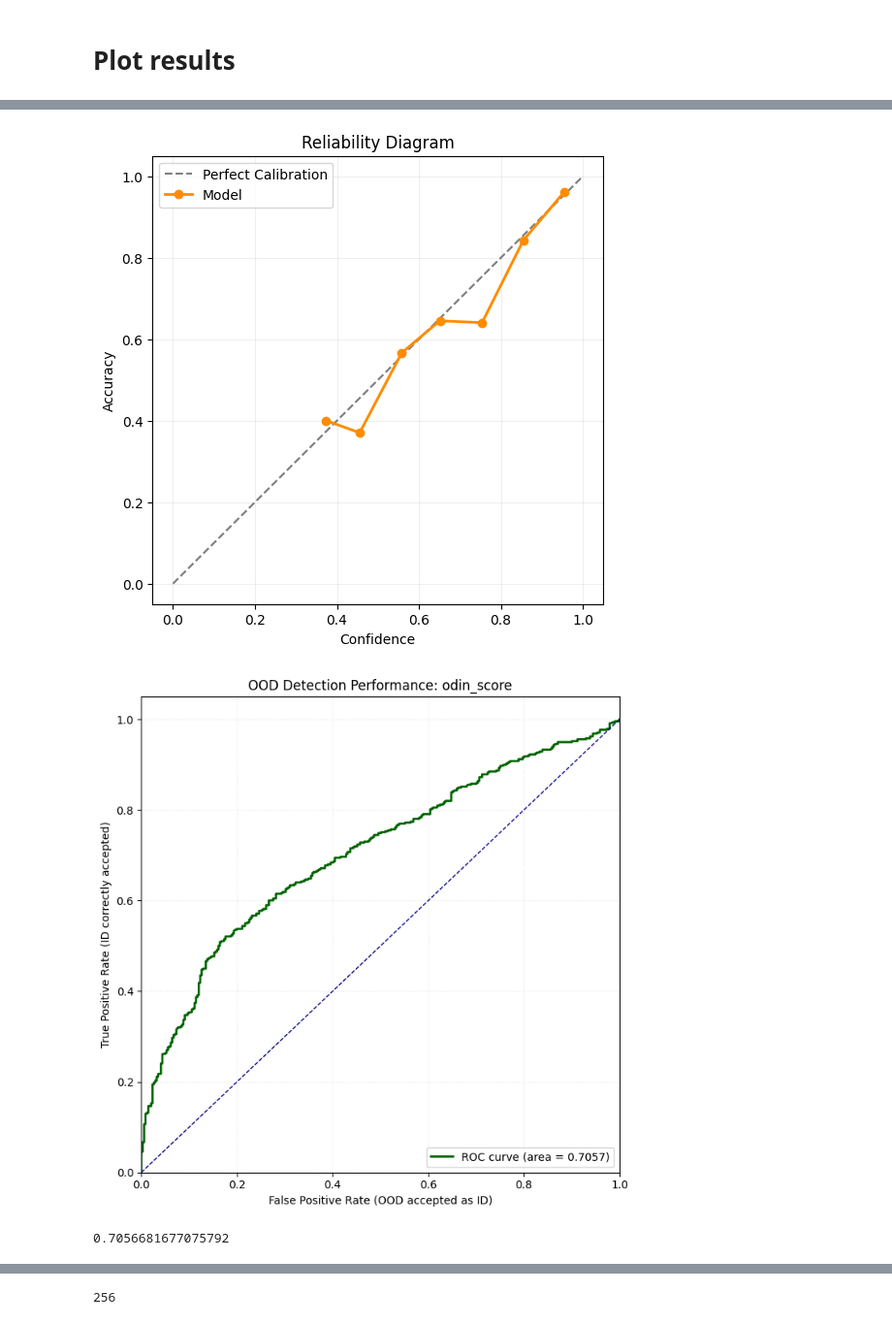
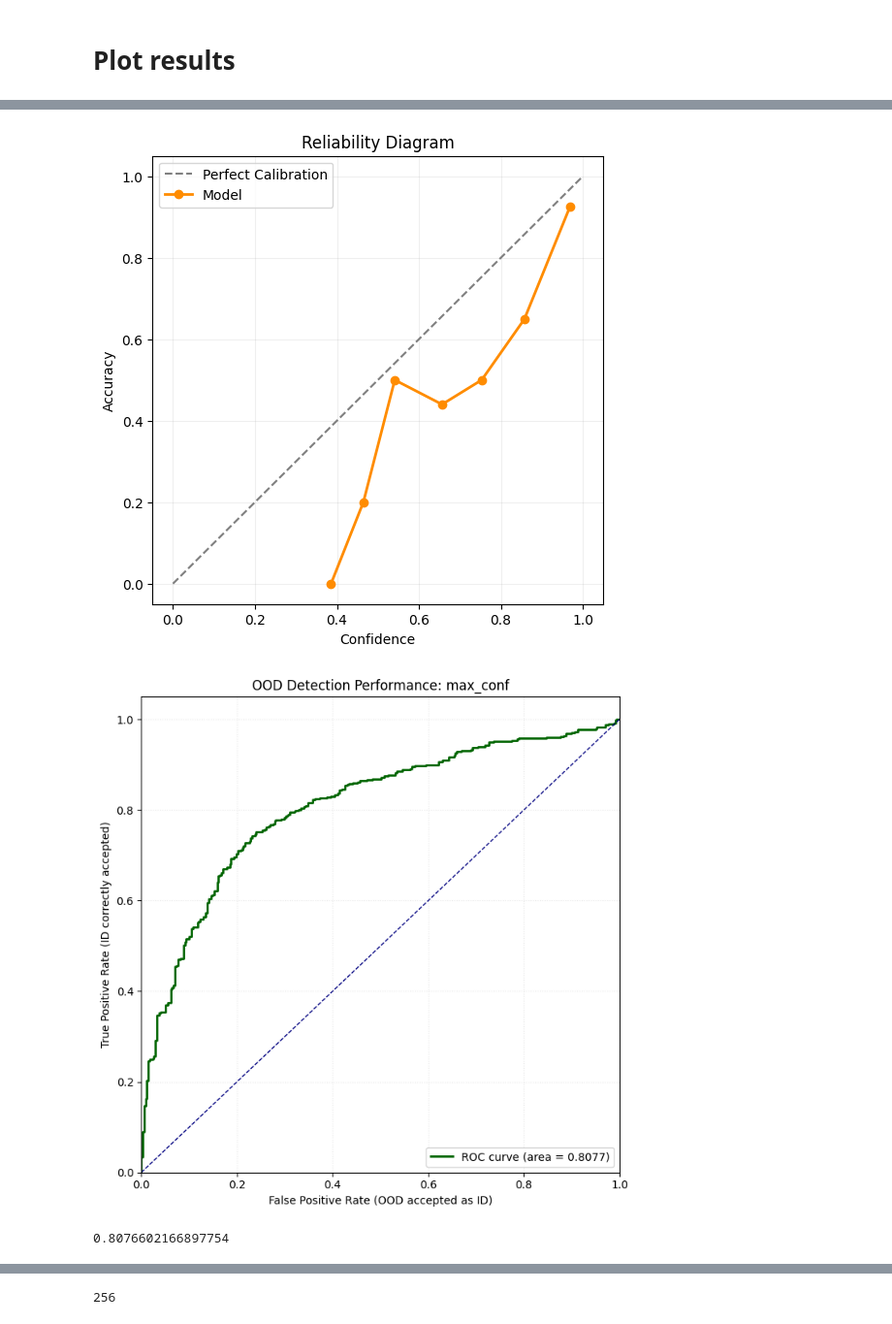
Before and after one commit to czotterbenedek/ood-detection-with-timedrl, a Jupyter notebook: notebooks/analysis_results.ipynb, the cells around one changed output, grey strips where cells are left out. Shown at 97% size. Cells and saved outputs as stored; diff of their text form; code cells hidden in the pictures.

```diff
--- a/notebooks/analysis_results.ipynb
+++ b/notebooks/analysis_results.ipynb
@@ -6,12 +6,12 @@ import torch
 from sklearn.manifold import TSNE
 from sklearn.decomposition import PCA
 # %%
-data_name = "HAR"
+data_name = "WISDM"
 
-id_results = np.load(f"../analysis_results/{data_name}_n3_h2_id_change_experiment.npz")
+id_results = np.load(f"../analysis_results/{data_name}_n3_h3_id.npz")
 id_results = {key: id_results[key] for key in id_results.files}
 
-ood_results = np.load(f"../analysis_results/{data_name}_n3_h2_ood3_change_experiment.npz")
+ood_results = np.load(f"../analysis_results/{data_name}_n3_h3_ood.npz")
 ood_results = {key: ood_results[key] for key in ood_results.files}
 
 
@@ -460,14 +460,14 @@ plot_score_distributions(id_results, ood_results, score_type='knn_distance')
 # %%
 plot_reliability_curve(id_results)
 # %% [output]
-[figure, old version]
+[figure, new version]
 # %%
 # Which metric separates id and ood samples the best???
 
-plot_auroc_manual(id_results, ood_results, score_type='odin_score')
+plot_auroc_manual(id_results, ood_results, score_type='max_conf')
 # %% [output]
-[figure, old version]
+[figure, new version]
-0.7056681677075792
+0.8076602166897754
 # %%
 plot_latent_clusters(analysis_results, method='tsne')
 # %% [output]
```
Also changed, not shown: parts of 16 cells of this notebook, 1 other file.
